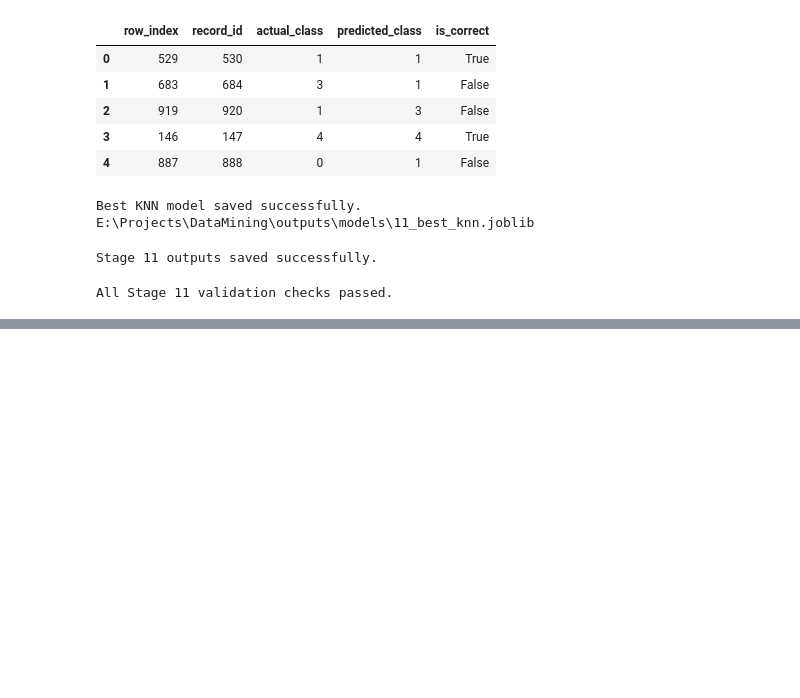
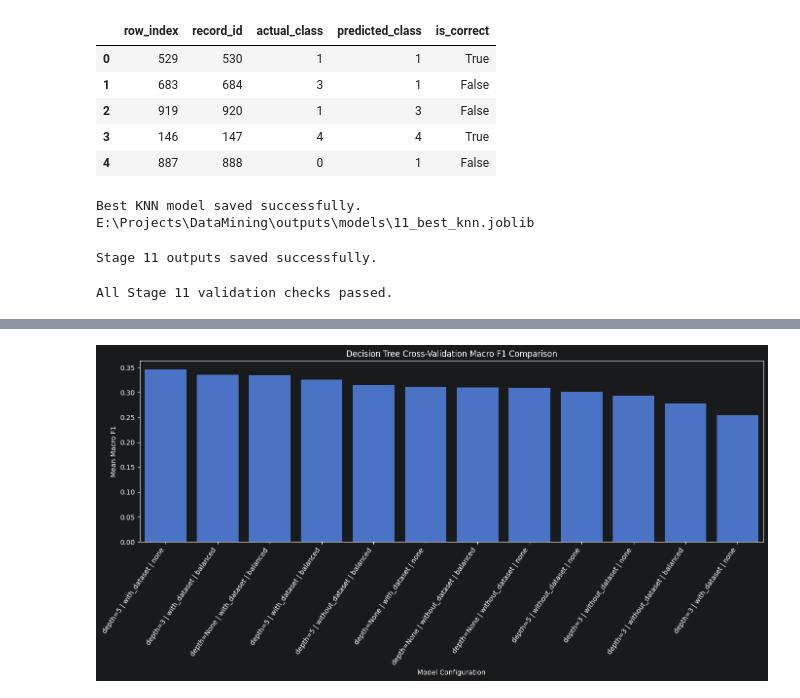
Before and after one commit to AmirhosseinKhadivi/DataMining-Course-Project, a Jupyter notebook: notebooks/03_modeling_and_evaluation.ipynb, the cells around one changed output, grey strips where cells are left out. Cells and saved outputs as stored; diff of their text form; code cells hidden in the pictures; blank space fills up the shorter version.

Commit message:
Stage 12: Add Decision Tree evaluation and feature importance

```diff
--- a/notebooks/03_modeling_and_evaluation.ipynb
+++ b/notebooks/03_modeling_and_evaluation.ipynb
@@ -2897,0 +3089,19 @@ All Stage 11 validation checks passed.
+# %%
+def select_tree_features(
+    input_data,
+    dataset_mode,
+):
+    if dataset_mode == "with_dataset":
+        return input_data[
+            FEATURES_WITH_DATASET
+        ].copy()
+
+    if dataset_mode == "without_dataset":
+        return input_data[
+            FEATURES_WITHOUT_DATASET
+        ].copy()
+
+    raise ValueError(
+        "Dataset mode must be "
+        "'with_dataset' or 'without_dataset'."
+    )
@@ -2897,0 +3333,71 @@ All Stage 11 validation checks passed.
+# %%
+SHOW_TREE_PLOTS = True
+
+
+plot_data = decision_tree_cv_results.copy()
+
+
+plot_data["depth_label"] = (
+    plot_data["max_depth"]
+    .apply(
+        lambda value: (
+            "None"
+            if pd.isna(value)
+            else str(int(value))
+        )
+    )
+)
+
+
+plot_data["configuration_label"] = (
+    "depth="
+    + plot_data["depth_label"]
+    + " | "
+    + plot_data["dataset_mode"]
+    + " | "
+    + plot_data["class_weight"]
+)
+
+
+plt.figure(figsize=(14, 7))
+
+
+sns.barplot(
+    data=plot_data,
+    x="configuration_label",
+    y="cv_macro_f1_mean",
+)
+
+
+plt.title(
+    "Decision Tree Cross-Validation Macro F1 Comparison"
+)
+plt.xlabel("Model Configuration")
+plt.ylabel("Mean Macro F1")
+plt.xticks(
+    rotation=55,
+    ha="right",
+)
+plt.tight_layout()
+
+
+decision_tree_cv_figure_path = (
+    FIGURES_DIR
+    / "12_decision_tree_cv_macro_f1_comparison.png"
+)
+
+
+plt.savefig(
+    decision_tree_cv_figure_path,
+    dpi=200,
+    bbox_inches="tight",
+)
+
+
+if SHOW_TREE_PLOTS:
+    plt.show()
+
+
+plt.close()
+# %% [output]
+[figure, added]
```
Also changed, not shown: parts of 17 cells of this notebook, 17 other files.
